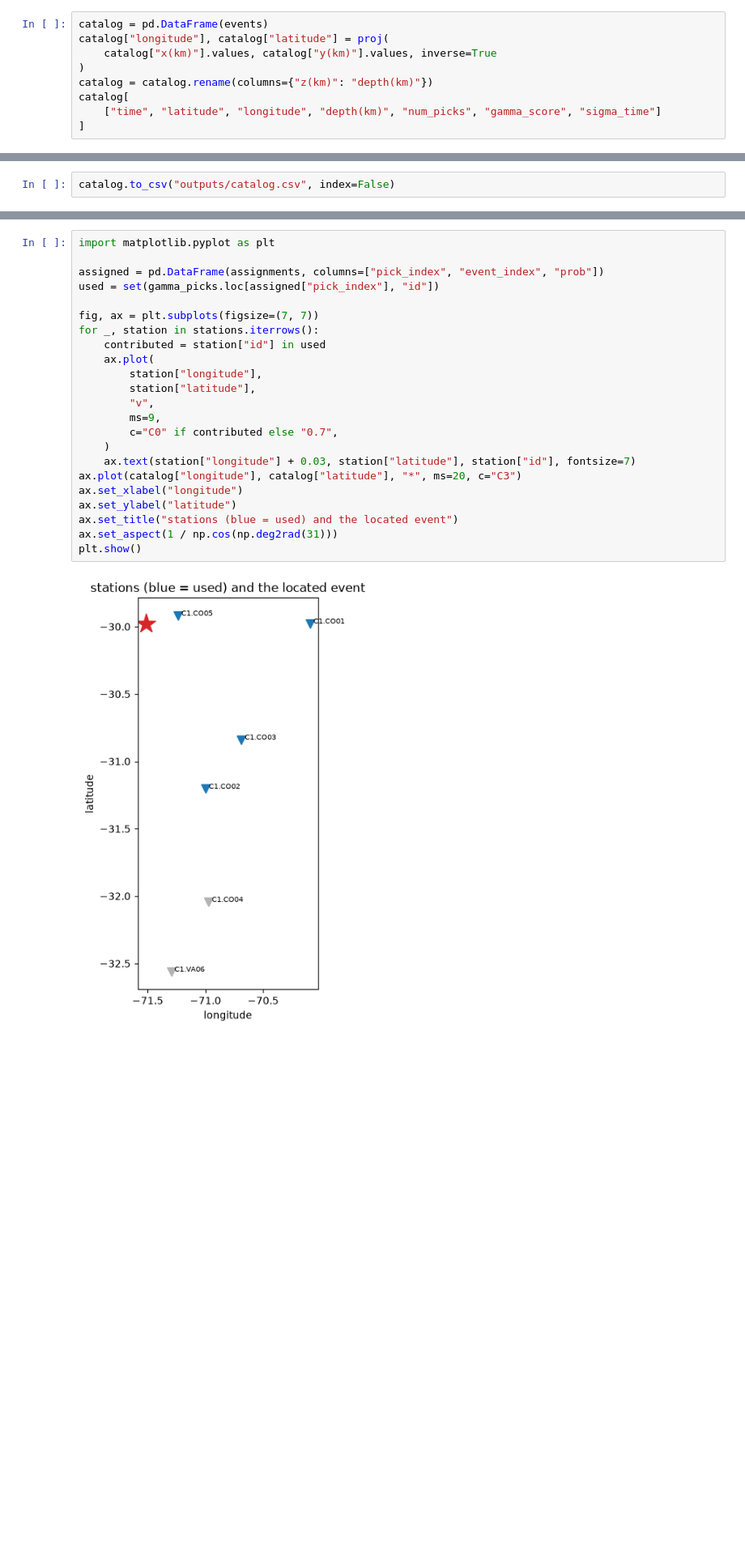
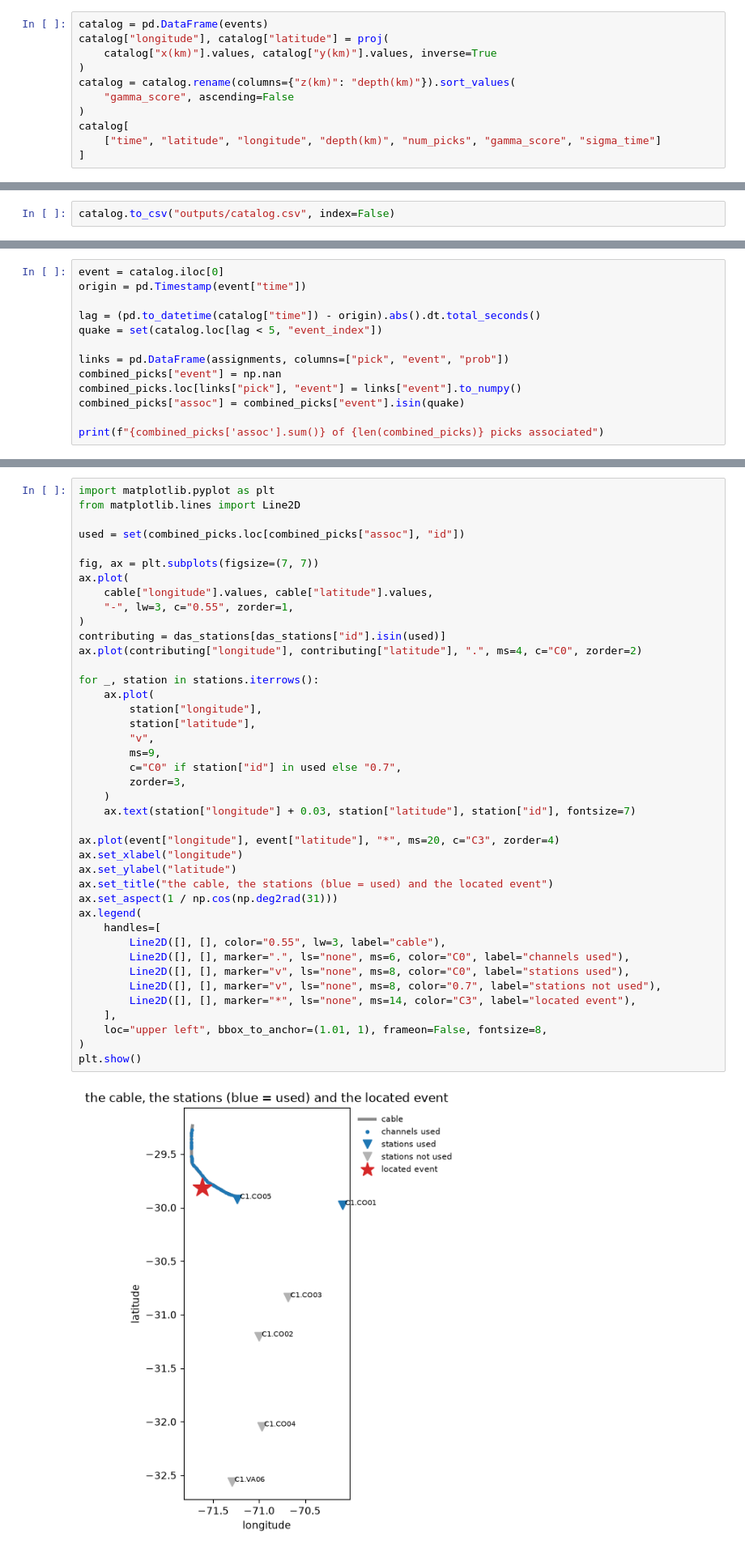
Before and after one commit to xdas-dev/tutorials, a Jupyter notebook: 06_catalog_with_gamma.ipynb, the cells around one changed output, grey strips where cells are left out. Shown at 81% size. Saved outputs shown, nothing was run; the diff lists cells and outputs as text; blank space fills up the shorter version.

```diff
--- a/06_catalog_with_gamma.ipynb
+++ b/06_catalog_with_gamma.ipynb
@@ -136,7 +218,9 @@ catalog = pd.DataFrame(events)
 catalog["longitude"], catalog["latitude"] = proj(
     catalog["x(km)"].values, catalog["y(km)"].values, inverse=True
 )
-catalog = catalog.rename(columns={"z(km)": "depth(km)"})
+catalog = catalog.rename(columns={"z(km)": "depth(km)"}).sort_values(
+    "gamma_score", ascending=False
+)
 catalog[
     ["time", "latitude", "longitude", "depth(km)", "num_picks", "gamma_score", "sigma_time"]
 ]
@@ -147,0 +236,13 @@ catalog.to_csv("outputs/catalog.csv", index=False)
+# %%
+event = catalog.iloc[0]
+origin = pd.Timestamp(event["time"])
+
+lag = (pd.to_datetime(catalog["time"]) - origin).abs().dt.total_seconds()
+quake = set(catalog.loc[lag < 5, "event_index"])
+
+links = pd.DataFrame(assignments, columns=["pick", "event", "prob"])
+combined_picks["event"] = np.nan
+combined_picks.loc[links["pick"], "event"] = links["event"].to_numpy()
+combined_picks["assoc"] = combined_picks["event"].isin(quake)
+
+print(f"{combined_picks['assoc'].sum()} of {len(combined_picks)} picks associated")
@@ -155,28 +259,46 @@ Drawn on a map, with the stations that contributed:
 # %%
 import matplotlib.pyplot as plt
+from matplotlib.lines import Line2D
 
-assigned = pd.DataFrame(assignments, columns=["pick_index", "event_index", "prob"])
-used = set(gamma_picks.loc[assigned["pick_index"], "id"])
+used = set(combined_picks.loc[combined_picks["assoc"], "id"])
 
 fig, ax = plt.subplots(figsize=(7, 7))
+ax.plot(
+    cable["longitude"].values, cable["latitude"].values,
+    "-", lw=3, c="0.55", zorder=1,
+)
+contributing = das_stations[das_stations["id"].isin(used)]
+ax.plot(contributing["longitude"], contributing["latitude"], ".", ms=4, c="C0", zorder=2)
+
 for _, station in stations.iterrows():
-    contributed = station["id"] in used
     ax.plot(
         station["longitude"],
         station["latitude"],
         "v",
         ms=9,
-        c="C0" if contributed else "0.7",
+        c="C0" if station["id"] in used else "0.7",
+        zorder=3,
     )
     ax.text(station["longitude"] + 0.03, station["latitude"], station["id"], fontsize=7)
-ax.plot(catalog["longitude"], catalog["latitude"], "*", ms=20, c="C3")
+
+ax.plot(event["longitude"], event["latitude"], "*", ms=20, c="C3", zorder=4)
 ax.set_xlabel("longitude")
 ax.set_ylabel("latitude")
-ax.set_title("stations (blue = used) and the located event")
+ax.set_title("the cable, the stations (blue = used) and the located event")
 ax.set_aspect(1 / np.cos(np.deg2rad(31)))
+ax.legend(
+    handles=[
+        Line2D([], [], color="0.55", lw=3, label="cable"),
+        Line2D([], [], marker=".", ls="none", ms=6, color="C0", label="channels used"),
+        Line2D([], [], marker="v", ls="none", ms=8, color="C0", label="stations used"),
+        Line2D([], [], marker="v", ls="none", ms=8, color="0.7", label="stations not used"),
+        Line2D([], [], marker="*", ls="none", ms=14, color="C3", label="located event"),
+    ],
+    loc="upper left", bbox_to_anchor=(1.01, 1), frameon=False, fontsize=8,
+)
 plt.show()
 # %% [output]
-[figure, old version]
+[figure, new version]
 # %% [markdown]
 ## Checking it arrival by arrival
 
```
Also changed, not shown: parts of 33 cells of this notebook.
